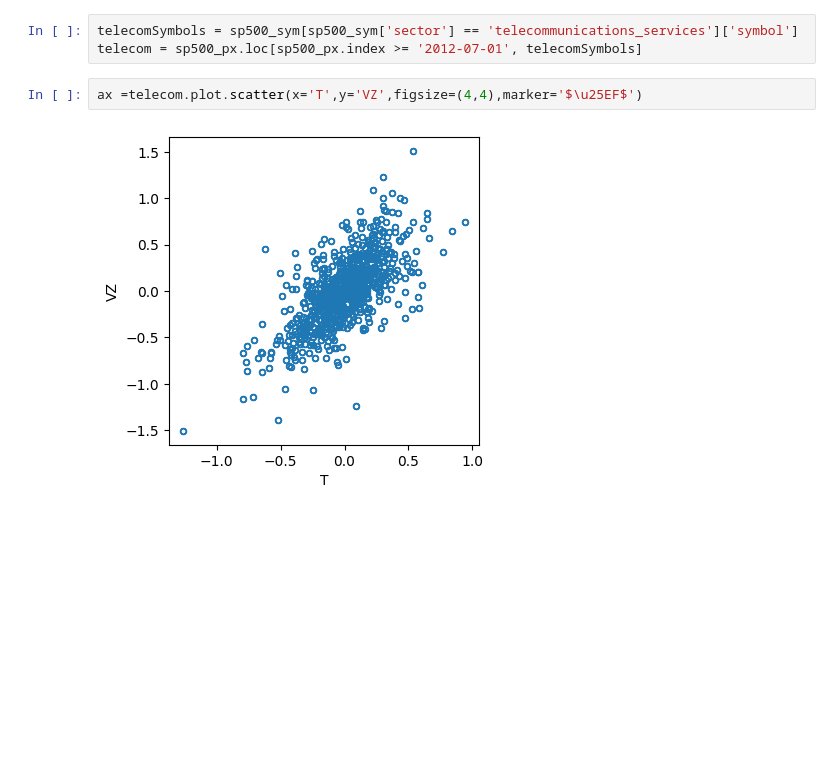
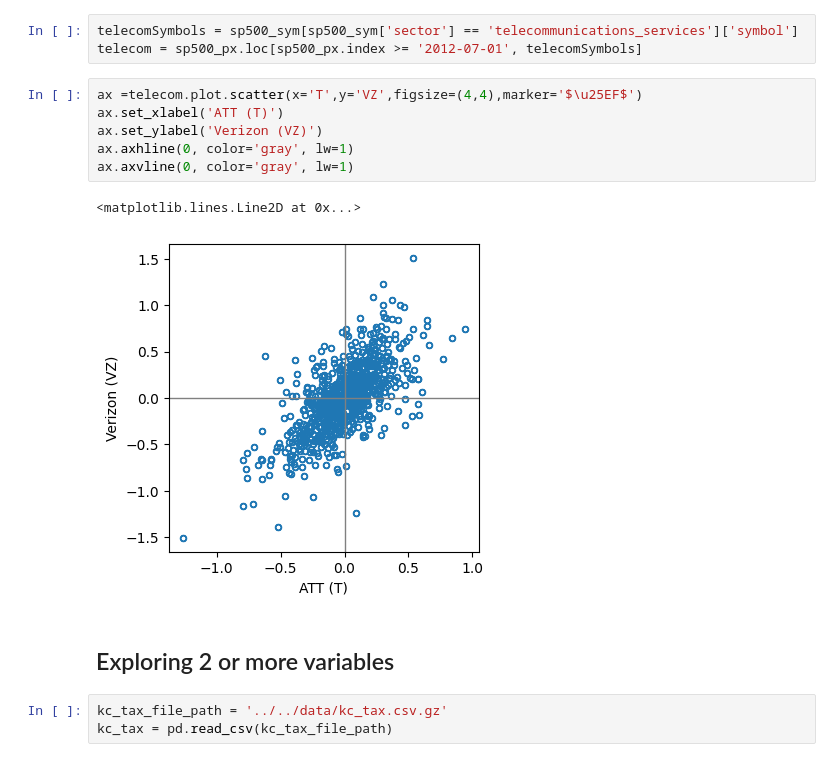
Before and after one commit to ThiboVdB/practical-statistics-for-data-scientists, a Jupyter notebook: python/notebooks/c1.ipynb, the cells around one changed output. Saved outputs shown, nothing was run; the diff lists cells and outputs as text; blank space fills up the shorter version.

```diff
--- a/python/notebooks/c1.ipynb
+++ b/python/notebooks/c1.ipynb
@@ -129,5 +127,15 @@ telecomSymbols = sp500_sym[sp500_sym['sector'] == 'telecommunications_services']
 telecom = sp500_px.loc[sp500_px.index >= '2012-07-01', telecomSymbols]
 # %%
 ax =telecom.plot.scatter(x='T',y='VZ',figsize=(4,4),marker='$\u25EF$')
+ax.set_xlabel('ATT (T)')
+ax.set_ylabel('Verizon (VZ)')
+ax.axhline(0, color='gray', lw=1)
+ax.axvline(0, color='gray', lw=1)
 # %% [output]
+<matplotlib.lines.Line2D at 0x...>
-[figure, old version]
+[figure, new version]
+# %% [markdown]
+## Exploring 2 or more variables
+# %%
+kc_tax_file_path = '../../data/kc_tax.csv.gz'
+kc_tax = pd.read_csv(kc_tax_file_path)
```
Also changed, not shown: parts of 15 cells of this notebook.
